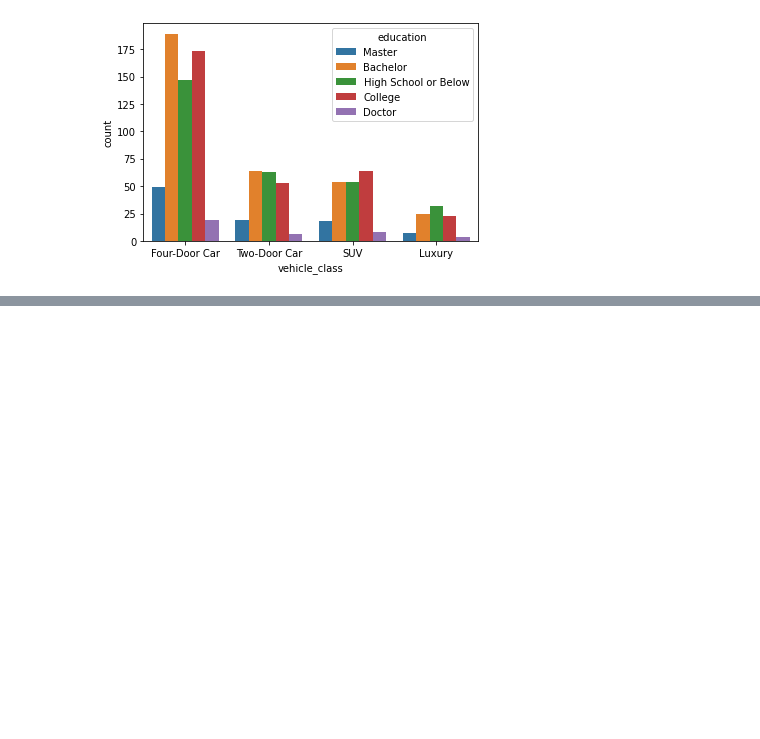
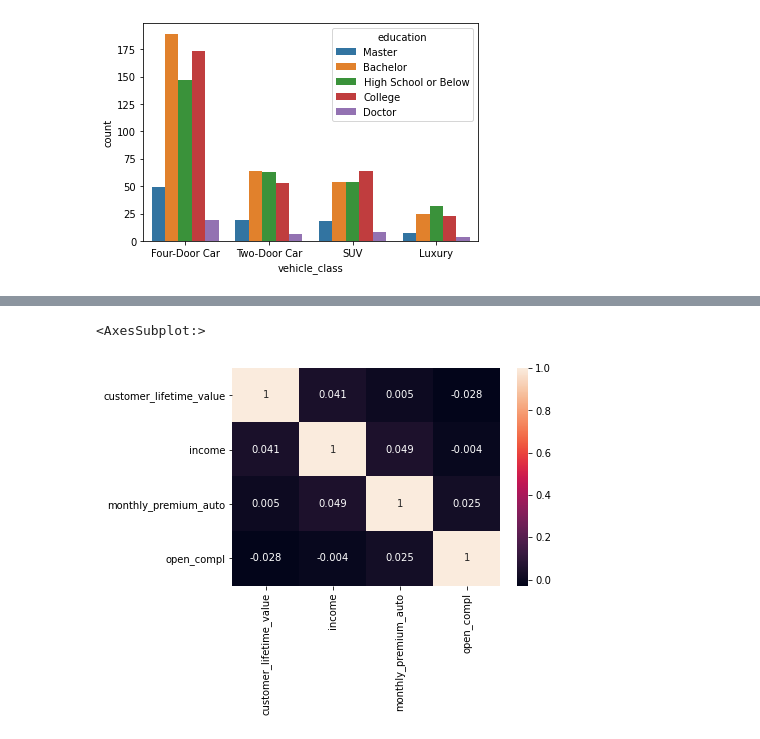
Before and after one commit to tejaldbhatti/lab-dw-data-cleaning-and-formatting, a Jupyter notebook: lab-dw-data-cleaning-and-formatting.ipynb, the cells around one changed output, grey strips where cells are left out. Saved outputs shown, nothing was run; the diff lists cells and outputs as text; code cells hidden in the pictures; blank space fills up the shorter version.

```diff
--- a/lab-dw-data-cleaning-and-formatting.ipynb
+++ b/lab-dw-data-cleaning-and-formatting.ipynb
@@ -355,0 +406,8 @@ sns.countplot(x ='vehicle_class', hue = "education", data = new_df)
+# %%
+numerical_new = new_df.drop("total_claim_amount",axis=1)
+# %%
+corr_matrix = numerical_new.corr()
+sns.heatmap(corr_matrix,annot=True)
+# %% [output]
+<AxesSubplot:>
+[figure, added]
```
Also changed, not shown: parts of 6 cells of this notebook.
